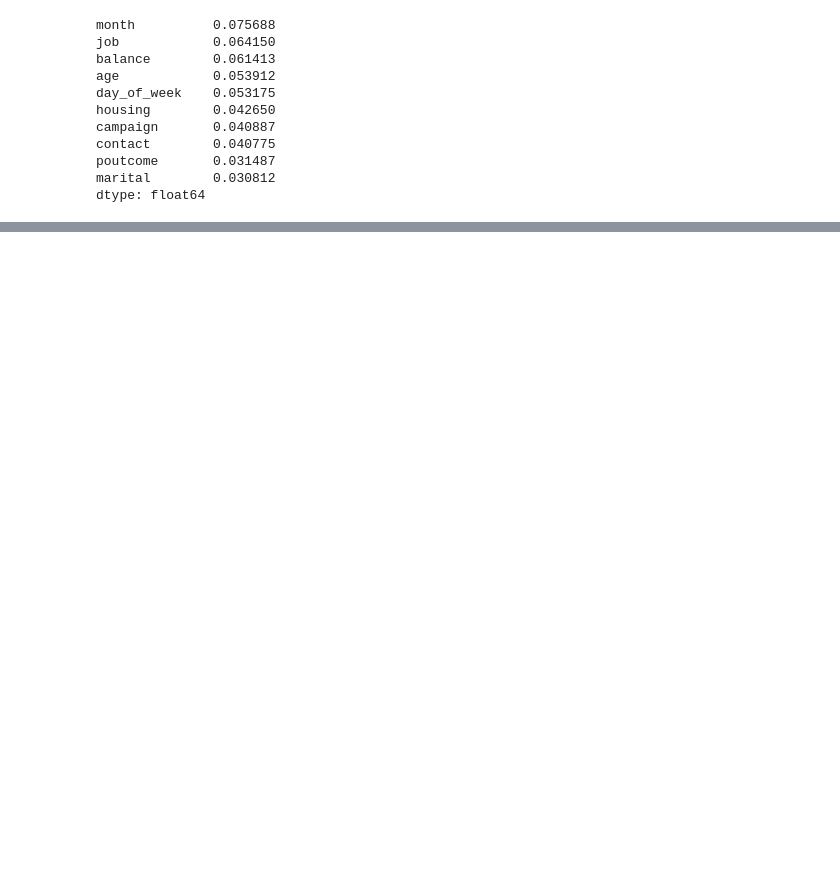
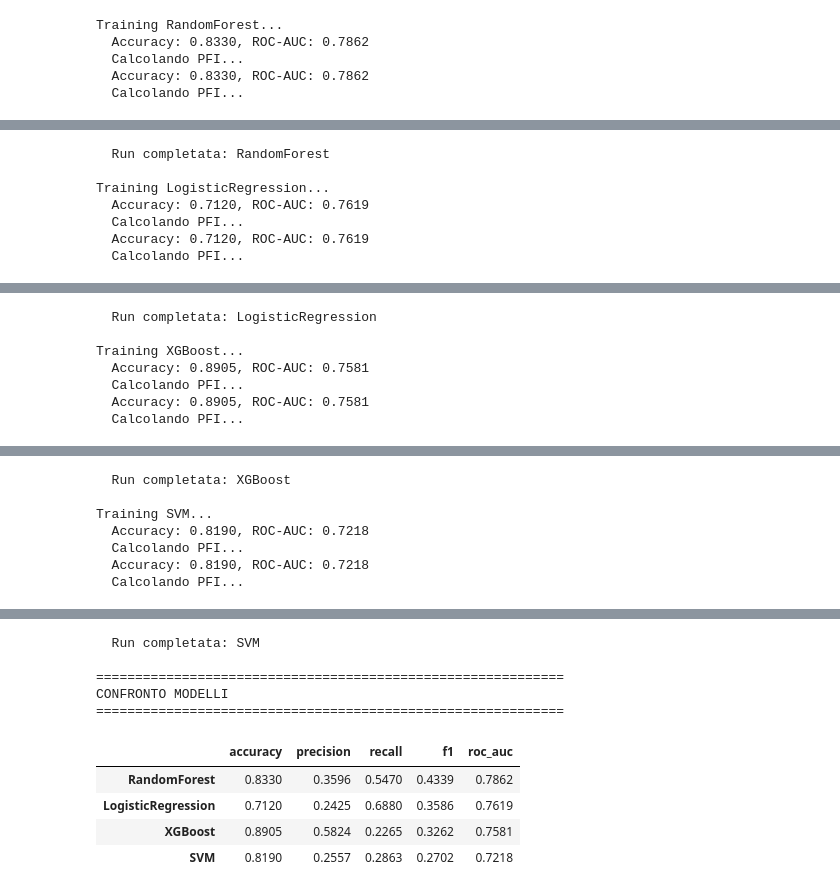
Before and after one commit to AndreaCorvaglia0/ai-course, a Jupyter notebook: corso/T4_bank_marketing.ipynb, the cells around one changed output, grey strips where cells are left out. Cells and saved outputs as stored; diff of their text form; code cells hidden in the pictures; blank space fills up the shorter version.

```diff
--- a/corso/T4_bank_marketing.ipynb
+++ b/corso/T4_bank_marketing.ipynb
@@ -570,7 +368,5 @@ dtype: float64
 # %%
-# ============================
-# TRAINING DI TUTTI I MODELLI
-# ============================
+# Training e confronto di più modelli
 
 results = {}
 
@@ -583,23 +379,19 @@ for model_name, pipeline in models.items():
     )
     results[model_name] = metrics
 
-# Creiamo un DataFrame per confrontare i risultati
-results_df = pd.DataFrame(results, index=['accuracy', 'precision', 'recall', 'f1', 'roc_auc']).T
-results_df = results_df.sort_values('roc_auc', ascending=False)
+# Confronto risultati
+results_df = pd.DataFrame(
+    results,
+    index=['accuracy', 'precision', 'recall', 'f1', 'roc_auc']
+).T.sort_values('roc_auc', ascending=False)
 
-print("\n" + "="*80)
-print("RISULTATI FINALI - Confronto modelli")
-print("="*80)
-display(results_df.round(4))
+print("\n" + "="*60)
+print("CONFRONTO MODELLI")
+print("="*60)
+results_df.round(4)
 # %% [output]
-month          0.075688
-job            0.064150
-balance        0.061413
-age            0.053912
-day_of_week    0.053175
-housing        0.042650
-campaign       0.040887
-contact        0.040775
-poutcome       0.031487
-marital        0.030812
-dtype: float64
+Training RandomForest...
+  Accuracy: 0.8330, ROC-AUC: 0.7862
+  Calcolando PFI...
+  Accuracy: 0.8330, ROC-AUC: 0.7862
+  Calcolando PFI...
@@ -605,0 +400,7 @@ dtype: float64
+  Run completata: RandomForest
+
+Training LogisticRegression...
+  Accuracy: 0.7120, ROC-AUC: 0.7619
+  Calcolando PFI...
+  Accuracy: 0.7120, ROC-AUC: 0.7619
+  Calcolando PFI...
@@ -605,0 +408,7 @@ dtype: float64
+  Run completata: LogisticRegression
+
+Training XGBoost...
+  Accuracy: 0.8905, ROC-AUC: 0.7581
+  Calcolando PFI...
+  Accuracy: 0.8905, ROC-AUC: 0.7581
+  Calcolando PFI...
@@ -605,0 +416,7 @@ dtype: float64
+  Run completata: XGBoost
+
+Training SVM...
+  Accuracy: 0.8190, ROC-AUC: 0.7218
+  Calcolando PFI...
+  Accuracy: 0.8190, ROC-AUC: 0.7218
+  Calcolando PFI...
@@ -606,3 +424,13 @@ dtype: float64
+  Run completata: SVM
+
+============================================================
+CONFRONTO MODELLI
+============================================================
+|  | accuracy | precision | recall | f1 | roc_auc |
+| RandomForest | 0.8330 | 0.3596 | 0.5470 | 0.4339 | 0.7862 |
+| LogisticRegression | 0.7120 | 0.2425 | 0.6880 | 0.3586 | 0.7619 |
+| XGBoost | 0.8905 | 0.5824 | 0.2265 | 0.3262 | 0.7581 |
+| SVM | 0.8190 | 0.2557 | 0.2863 | 0.2702 | 0.7218 |
 # %% [markdown]
 
 <a id="mlflow-ui"></a>
```
Also changed, not shown: parts of 18 cells of this notebook, 11 other files.
